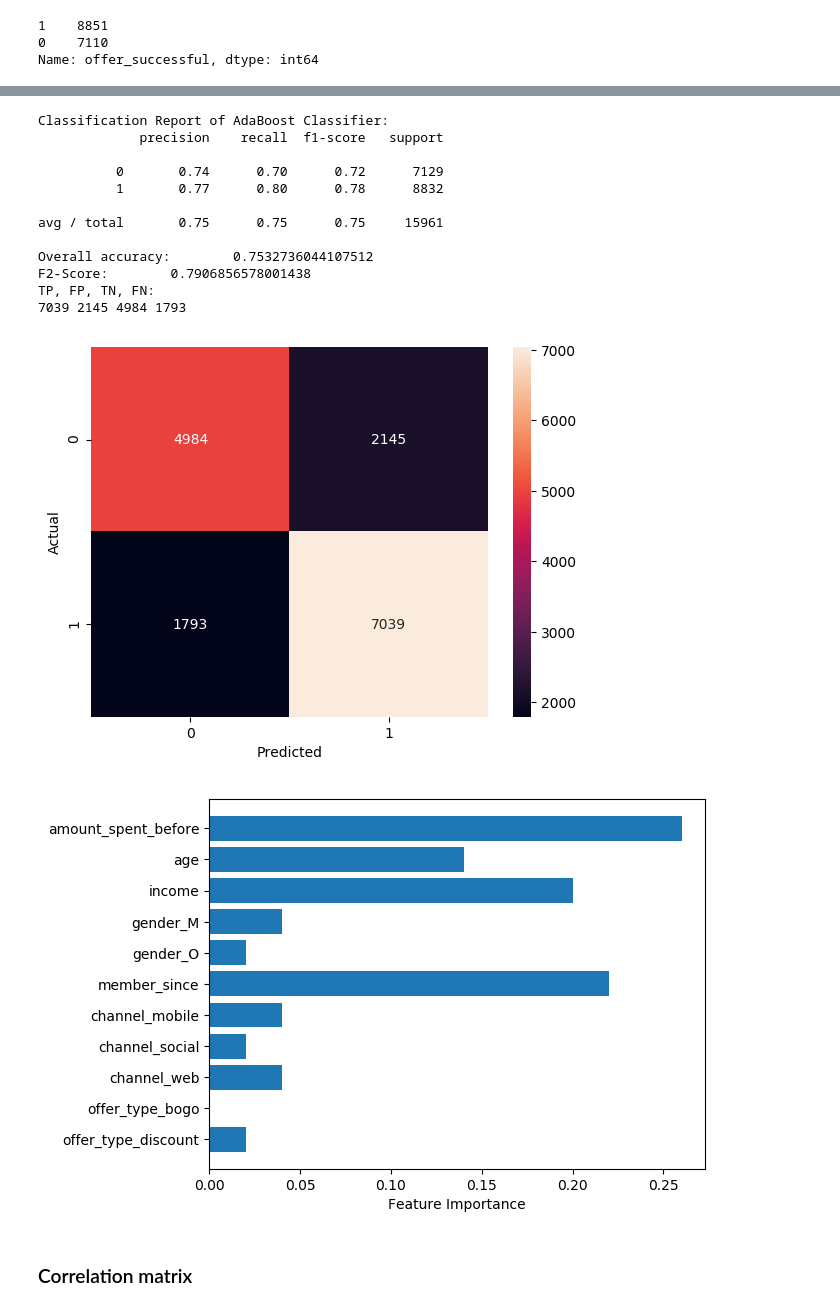
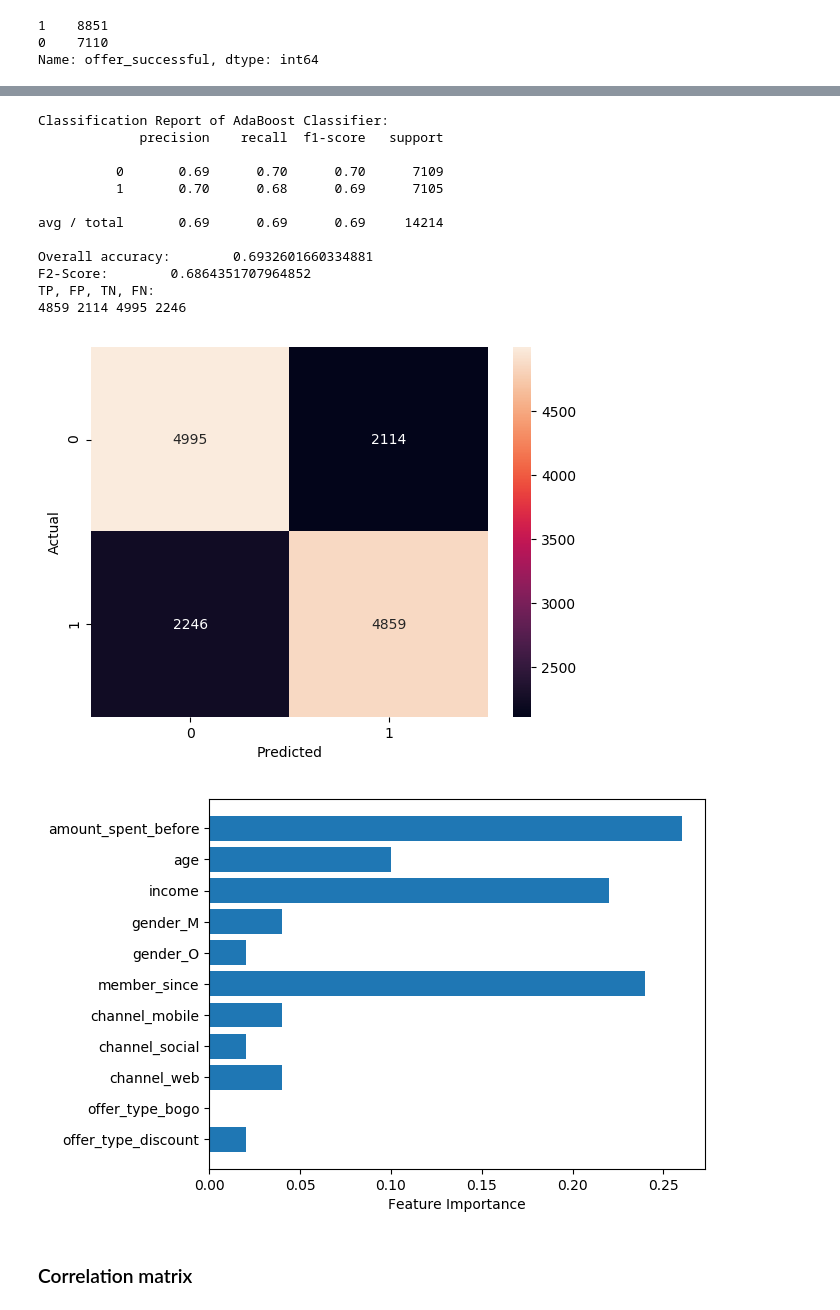
Before and after one commit to AliceSchuster/Udacity_Project_4, a Jupyter notebook: Starbucks_Capstone_notebook.ipynb, the cells around one changed output, grey strips where cells are left out. Saved outputs shown, nothing was run; the diff lists cells and outputs as text; code cells hidden in the pictures.

```diff
--- a/Starbucks_Capstone_notebook.ipynb
+++ b/Starbucks_Capstone_notebook.ipynb
@@ -792,9 +807,13 @@ def model_results (model_name, y_test, model_pred):
     plt.ylabel("Actual")
     plt.xlabel("Predicted");
 # %%
-import matplotlib.pyplot as plt
-# see also
-def print_feature_importance(feature_importance, X):
+def plot_feature_importance(feature_importance, X):
+    '''
+    Plots the feature importance
+    Input:
+        feature_importance: score to input features presenting how useful they are at predicting a target variable
+        X: features
+    '''
     plt.rcdefaults()
     fig, ax = plt.subplots()
     features = (X.columns)
@@ -914 +930,5 @@ df_minority = merged_df[merged_df.offer_successful==1]
+# %%
+# Split the data into successful and not successful orders
+df_majority = merged_df[merged_df.offer_successful==1]
+df_minority = merged_df[merged_df.offer_successful==0]
 # %%
@@ -947,9 +968,11 @@ y_train_bal.value_counts()
 Name: offer_successful, dtype: int64
 # %%
+# Prediction based on Logistic Regression (balanced groups)
+lr = LogisticRegression(random_state=42)
 lr.fit(X_train_bal, y_train_bal)
-lr_bal_pred = model.predict(X_test_bal)
+lr_bal_pred = lr.predict(X_test_bal)
 model_results ("Logistic Regression", y_test_bal, lr_bal_pred)
-print_feature_importance (lr.coef_[0], X_bal)
+plot_feature_importance (lr.coef_[0], X_bal)
 # %% [output]
 Classification Report of Logistic Regression:
              precision    recall  f1-score   support
@@ -968,8 +991,10 @@ TP, FP, TN, FN:
 # %%
+# Prediction based on Random Forest Classifier (balanced groups)
+rfc = RandomForestClassifier(n_estimators=500, random_state=42)
 rfc.fit(X_train_bal, y_train_bal)
-rfc_bal_pred = model.predict(X_test_bal)
+rfc_bal_pred = rfc.predict(X_test_bal)
 model_results ("Random Forest Classifier", y_test_bal, rfc_bal_pred)
-print_feature_importance (rfc.feature_importances_, X_bal)
+plot_feature_importance (rfc.feature_importances_, X_bal)
 # %% [output]
 Classification Report of Random Forest Classifier:
              precision    recall  f1-score   support
@@ -988,23 +1013,25 @@ TP, FP, TN, FN:
 # %%
+# Prediction based on AdaBoost Classifier (balanced groups)
+abc = AdaBoostClassifier(random_state=42)
 abc.fit(X_train_bal, y_train_bal)
-abc_bal_pred = model.predict(X_test_bal)
+abc_bal_pred = abc.predict(X_test_bal)
 model_results ("AdaBoost Classifier", y_test_bal, abc_bal_pred)
-print_feature_importance (abc.feature_importances_, X_bal)
+plot_feature_importance (abc.feature_importances_, X_bal)
 # %% [output]
 Classification Report of AdaBoost Classifier:
              precision    recall  f1-score   support
 
-          0       0.74      0.70      0.72      7129
-          1       0.77      0.80      0.78      8832
+          0       0.69      0.70      0.70      7109
+          1       0.70      0.68      0.69      7105
 
-avg / total       0.75      0.75      0.75     15961
+avg / total       0.69      0.69      0.69     14214
 
-Overall accuracy:        0.7532736044107512
-F2-Score:        0.7906856578001438
+Overall accuracy:        0.6932601660334881
+F2-Score:        0.6864351707964852
 TP, FP, TN, FN:
-7039 2145 4984 1793
+4859 2114 4995 2246
-[figure, old version]
+[figure, new version]
-[figure, old version]
+[figure, new version]
 # %% [markdown]
 ### Correlation matrix
 # %%
```
Also changed, not shown: parts of 54 cells of this notebook.
